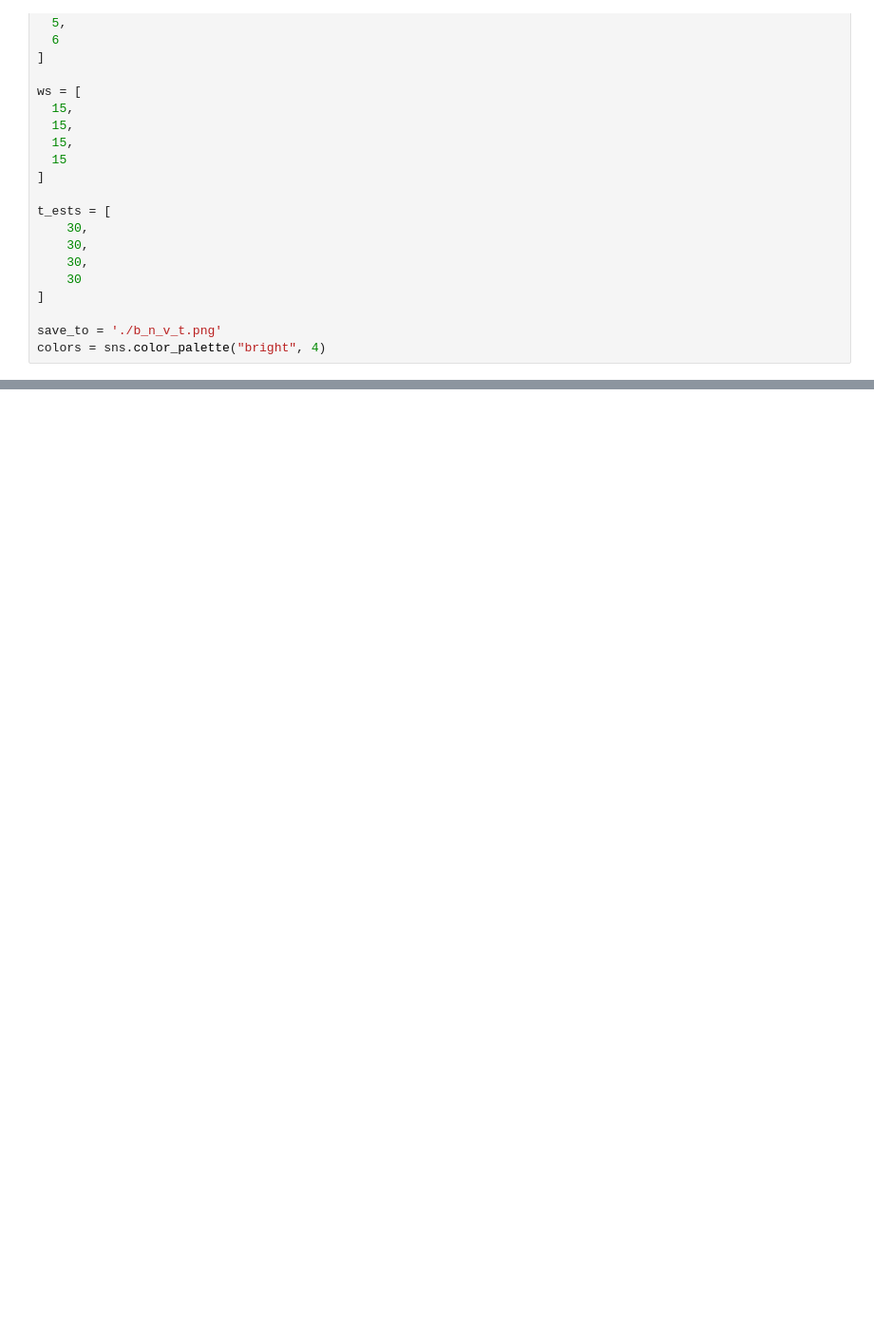
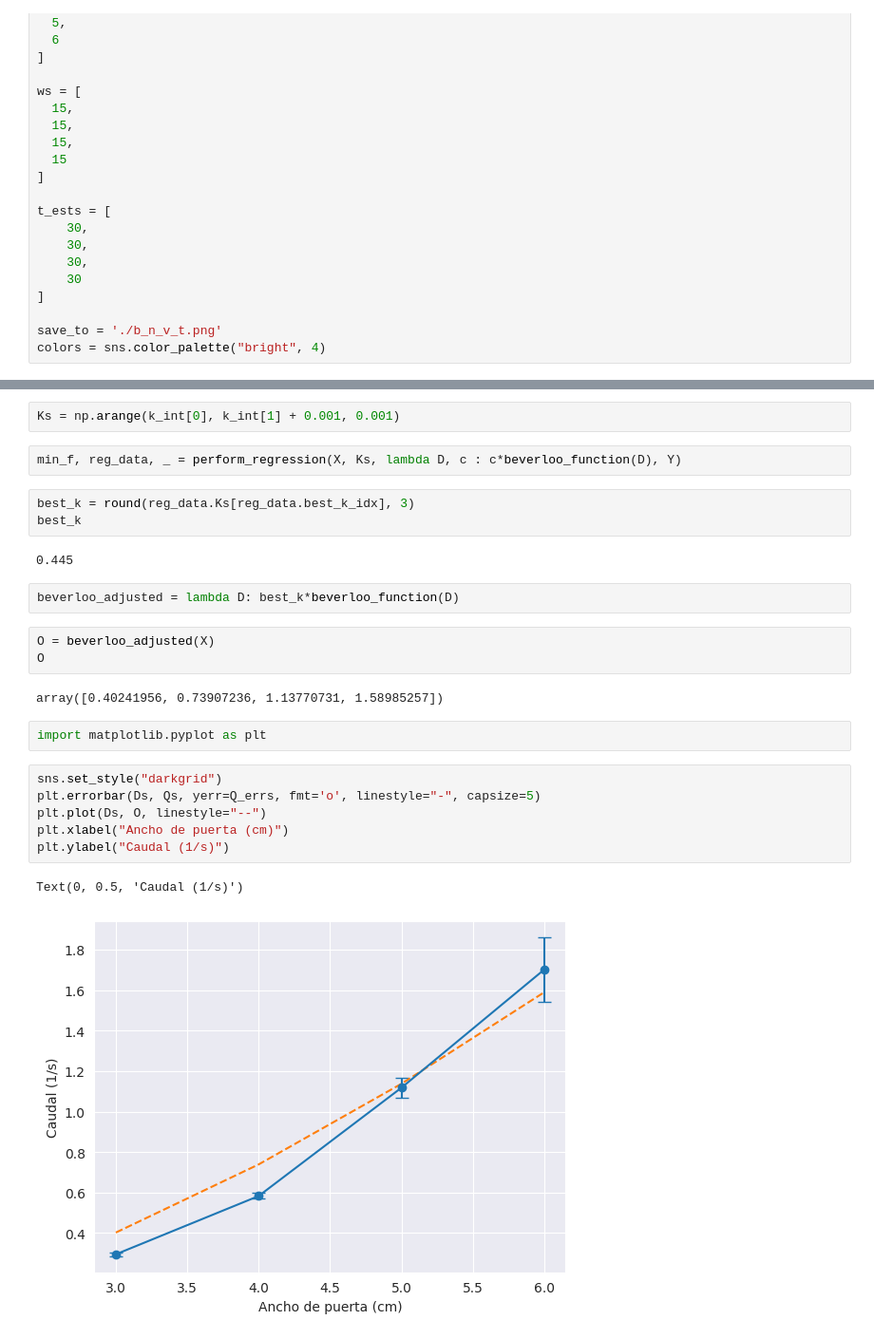
Before and after one commit to mricarte-i/2023Q2G01, a Jupyter notebook: TP5/plotters/plot_caudal_D.ipynb, the cells around one changed output, grey strips where cells are left out. Shown: that part at 95% size. Saved outputs shown, nothing was run; the diff lists cells and outputs as text; blank space fills up the shorter version.

```diff
--- a/TP5/plotters/plot_caudal_D.ipynb
+++ b/TP5/plotters/plot_caudal_D.ipynb
@@ -66,0 +131,27 @@ plot_q_vs_d(Qs, Q_errs, Ds, ws[0], save_to_q_d, True)
+# %%
+Ks = np.arange(k_int[0], k_int[1] + 0.001, 0.001)
+# %%
+min_f, reg_data, _ = perform_regression(X, Ks, lambda D, c : c*beverloo_function(D), Y)
+# %%
+best_k = round(reg_data.Ks[reg_data.best_k_idx], 3)
+best_k
+# %% [output]
+0.445
+# %%
+beverloo_adjusted = lambda D: best_k*beverloo_function(D)
+# %%
+O = beverloo_adjusted(X)
+O
+# %% [output]
+array([0.40241956, 0.73907236, 1.13770731, 1.58985257])
+# %%
+import matplotlib.pyplot as plt
+# %%
+sns.set_style("darkgrid")
+plt.errorbar(Ds, Qs, yerr=Q_errs, fmt='o', linestyle="-", capsize=5)
+plt.plot(Ds, O, linestyle="--")
+plt.xlabel("Ancho de puerta (cm)")
+plt.ylabel("Caudal (1/s)")
+# %% [output]
+Text(0, 0.5, 'Caudal (1/s)')
+[figure, added]
```
Also changed, not shown: parts of 20 cells of this notebook, 3 other files.
